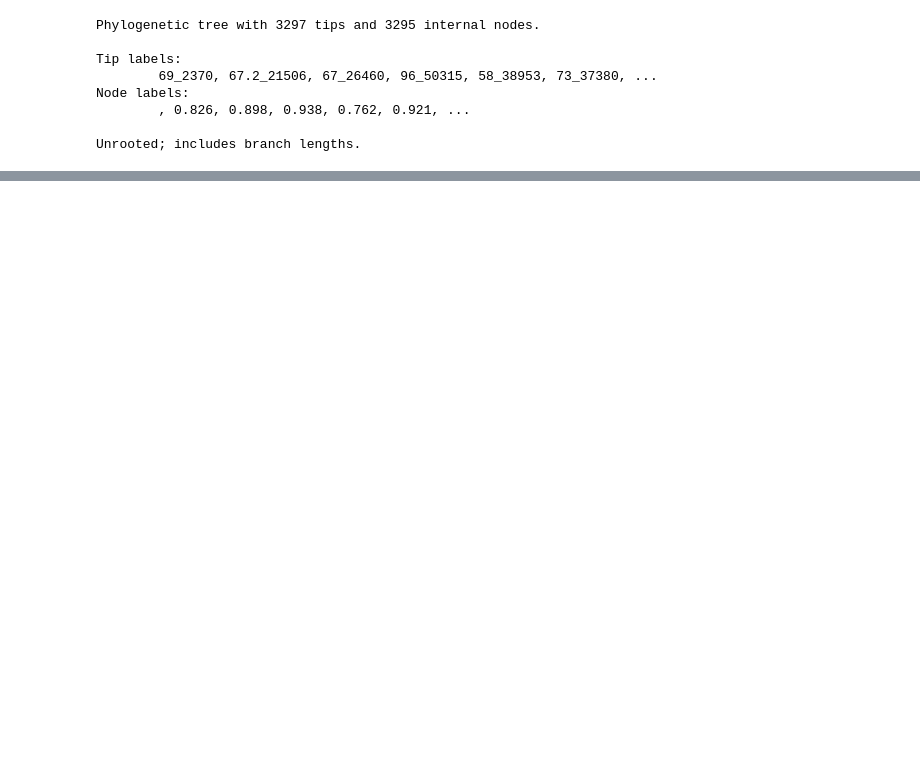
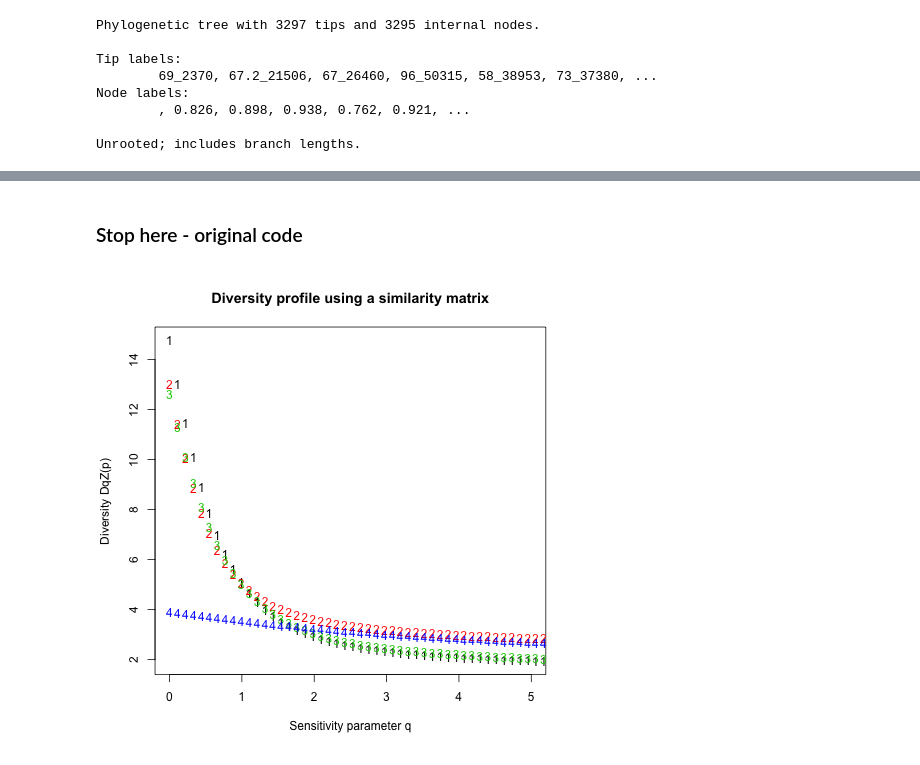
Before and after one commit to TheaWhitman/Mineral16S, a Jupyter notebook: manuscript_figures/Hill Number - Doll et al. (2013).ipynb, the cells around one changed output, grey strips where cells are left out. Cells and saved outputs as stored; diff of their text form; code cells hidden in the pictures; blank space fills up the shorter version.

```diff
--- a/manuscript_figures/Hill Number - Doll et al. (2013).ipynb
+++ b/manuscript_figures/Hill Number - Doll et al. (2013).ipynb
@@ -139,7 +109,5 @@ Lb
 #creates empty matrix of correct dimensions (taxa (rows) x  samples (cols))
 # %%
 %%R
-  for (k in 1:samples){
-    p[,k]<-samp[,k]/sum(samp[,k])
-  }
+p = t(apply(samp, 1, function(x) x/colSums(samp)))
 # Populates the matrix with the relative abundance values for each OTU
@@ -163,0 +114,4 @@ Lb
+# %%
+%%R
+That=matrix(0,1,samples)
+That = t(as.matrix(apply(p,2,function(x) sum(Li*x))))
@@ -163,0 +163,8 @@ Lb
+# %%
+%%R
+Nedges = edges[2:ncol(sp)]
+Nspecies = sp[2:nrow(sp)]
+funcTips = function(x) {internal2tips.self(phy,x)}
+funcList = lapply(Nedges,funcTips)
+tmp = t(outer(funcList,Nspecies,function(x,y) mapply(function(x,y) ifelse(y %in% x,1,0),x,y)))
+sp[2:nrow(sp),2:ncol(sp)]=tmp
@@ -164,2 +214,12 @@ Lb
+# %%
+%%R
+
+tmp = t(outer(Nedges,Nspecies,function(x,y) mapply(function(x,y) ifelse(y %in% x,1,0),x,y)))
+
+Nbranch = hs$branch[1:length(hs$branch)]
+Nspecies = hs$species[1:length(hs$species)]
+funcTips = function(x) {internal2tips.self(phy,x)}
+funcList = lapply(Nbranch,funcTips)
+Z = outer(funcList, Nspecies, function(x,y)mapply(function(x,y) ifelse(y %in% x,That/Li[y],0),x,y))
 # %%
 %%R
@@ -290,0 +269,2 @@ pi[,k] <- (hs$Lb/That[,k])*hs[,k+3]
+# %% [markdown]
+### Stop here - original code
@@ -459,7 +439,12 @@ the.answer <- Phylo.Z(phy = phy, samp = samp)
 # %%
-# Plot the diversity profiles for all the samples (e.g. understorey and canopy) on the same graph.
-  matplot(qq,the.answer, ylim = c(min(the.answer),max(the.answer)), xlim = c(0,5),
+%%R
+
+colnames(Dqz)=colnames(samp)
+# Plot the diversity profiles for all the samples on the same graph.
+  matplot(qq,Dqz, ylim = c(min(Dqz),max(Dqz)), xlim = c(0,5),
           xlab="Sensitivity parameter q",
           ylab="Diversity DqZ(p)",
           main="Diversity profile using a similarity matrix"
           )
+# %% [output]
+[figure, added]
```
Also changed, not shown: parts of 23 cells of this notebook.
